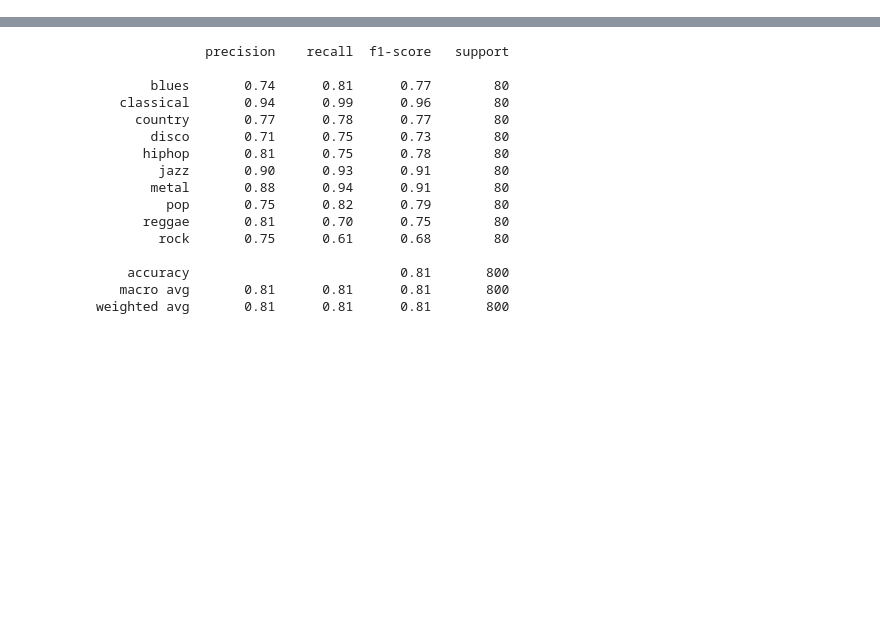
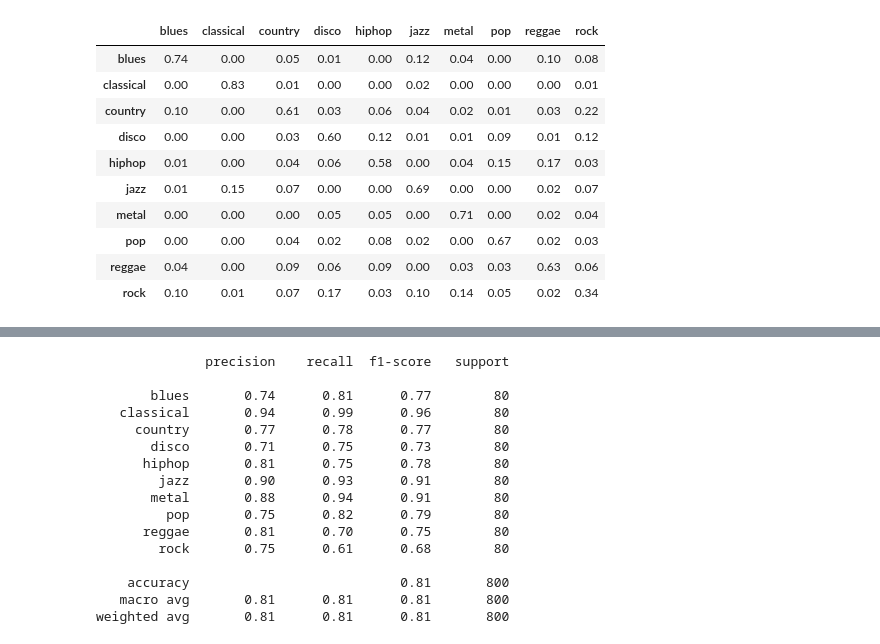
Before and after one commit to 0-b1t/genre_classification, a Jupyter notebook: models_redo/elastic.ipynb, the cells around one changed output, grey strips where cells are left out. Saved outputs shown, nothing was run; the diff lists cells and outputs as text; code cells hidden in the pictures; blank space fills up the shorter version.

```diff
--- a/models_redo/elastic.ipynb
+++ b/models_redo/elastic.ipynb
@@ -669,3 +669,19 @@ print(classification_report(long_test["label"], long_test["avg_vote"]))
    macro avg       0.70      0.71      0.70       200
 weighted avg       0.70      0.71      0.70       200
 [interactive output not drawn]
+# %%
+pd.DataFrame(
+    confusion_matrix(y_test, y_pred, normalize="pred"), index=index, columns=cols,
+).round(2)
+# %% [output]
+|  | blues | classical | country | disco | hiphop | jazz | metal | pop | reggae | rock |
+| blues | 0.74 | 0.00 | 0.05 | 0.01 | 0.00 | 0.12 | 0.04 | 0.00 | 0.10 | 0.08 |
+| classical | 0.00 | 0.83 | 0.01 | 0.00 | 0.00 | 0.02 | 0.00 | 0.00 | 0.00 | 0.01 |
+| country | 0.10 | 0.00 | 0.61 | 0.03 | 0.06 | 0.04 | 0.02 | 0.01 | 0.03 | 0.22 |
+| disco | 0.00 | 0.00 | 0.03 | 0.60 | 0.12 | 0.01 | 0.01 | 0.09 | 0.01 | 0.12 |
+| hiphop | 0.01 | 0.00 | 0.04 | 0.06 | 0.58 | 0.00 | 0.04 | 0.15 | 0.17 | 0.03 |
+| jazz | 0.01 | 0.15 | 0.07 | 0.00 | 0.00 | 0.69 | 0.00 | 0.00 | 0.02 | 0.07 |
+| metal | 0.00 | 0.00 | 0.00 | 0.05 | 0.05 | 0.00 | 0.71 | 0.00 | 0.02 | 0.04 |
+| pop | 0.00 | 0.00 | 0.04 | 0.02 | 0.08 | 0.02 | 0.00 | 0.67 | 0.02 | 0.03 |
+| reggae | 0.04 | 0.00 | 0.09 | 0.06 | 0.09 | 0.00 | 0.03 | 0.03 | 0.63 | 0.06 |
+| rock | 0.10 | 0.01 | 0.07 | 0.17 | 0.03 | 0.10 | 0.14 | 0.05 | 0.02 | 0.34 |
```
Also changed, not shown: parts of 2 cells of this notebook.
